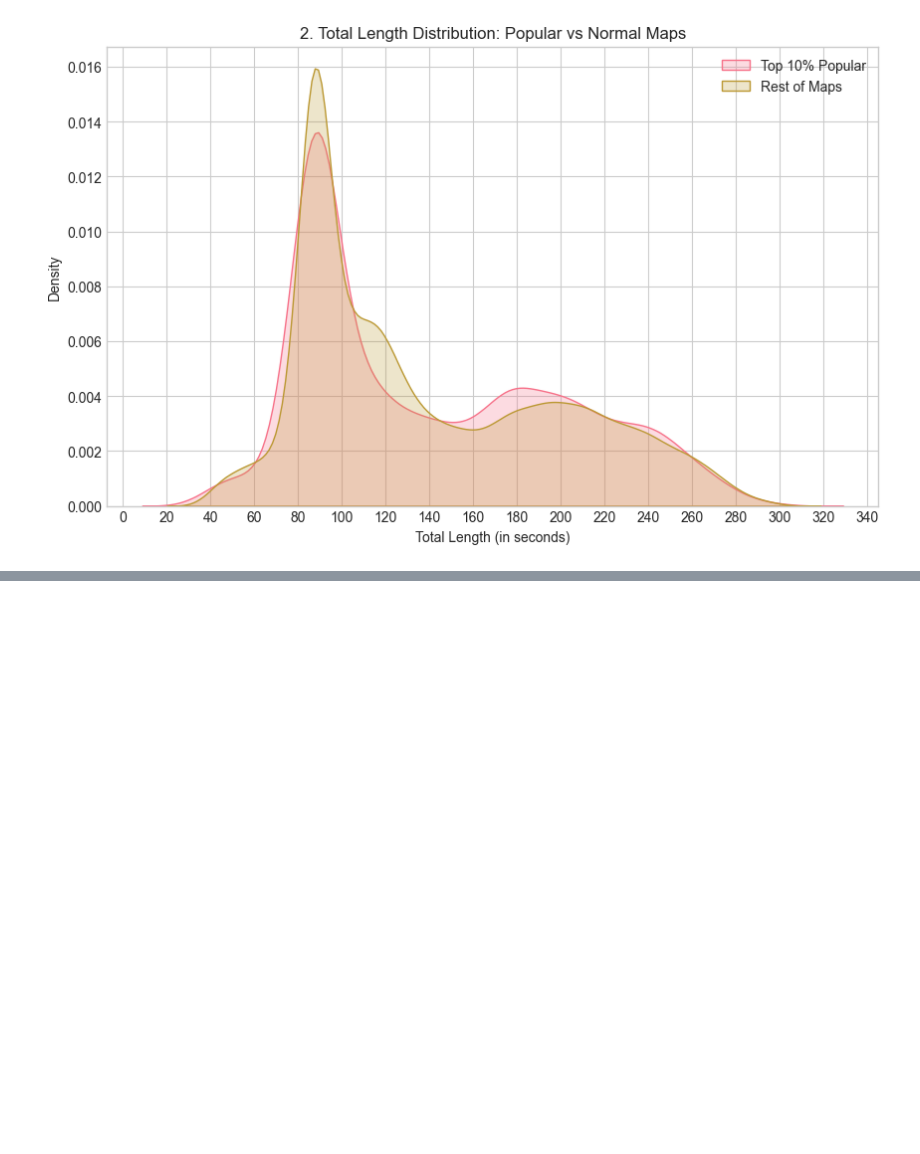
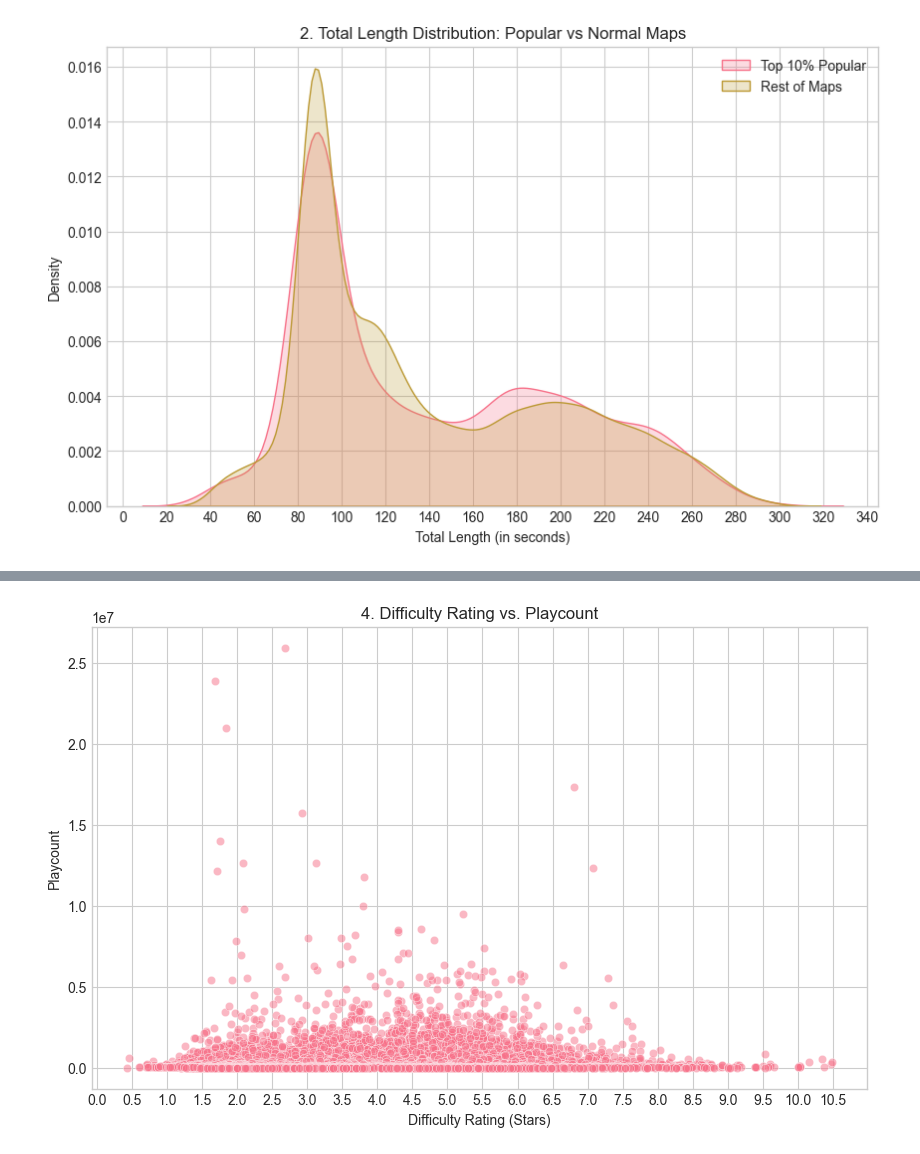
Before and after one commit to rbjunk/Osu-Beatmap-Data-Mining-Project, a Jupyter notebook: analysis.ipynb, the cells around one changed output, grey strips where cells are left out. Drawn from its saved outputs; the diff is of its cells as text; code cells hidden in the pictures; blank space fills up the shorter version.

Commit message:
Additional EDA visuals.

```diff
--- a/analysis.ipynb
+++ b/analysis.ipynb
@@ -118,0 +122,9 @@ plt.legend()
+# %%
+plt.figure(figsize=(10, 6))
+sb.scatterplot(x='difficultyrating', y='playcount', alpha=0.5, data=df)
+plt.title('4. Difficulty Rating vs. Playcount')
+plt.xlabel('Difficulty Rating (Stars)')
+plt.ylabel('Playcount')
+plt.gca().xaxis.set_major_locator(MultipleLocator(0.5))
+# %% [output]
+[figure, added]
```
Also changed, not shown: parts of 7 cells of this notebook.
